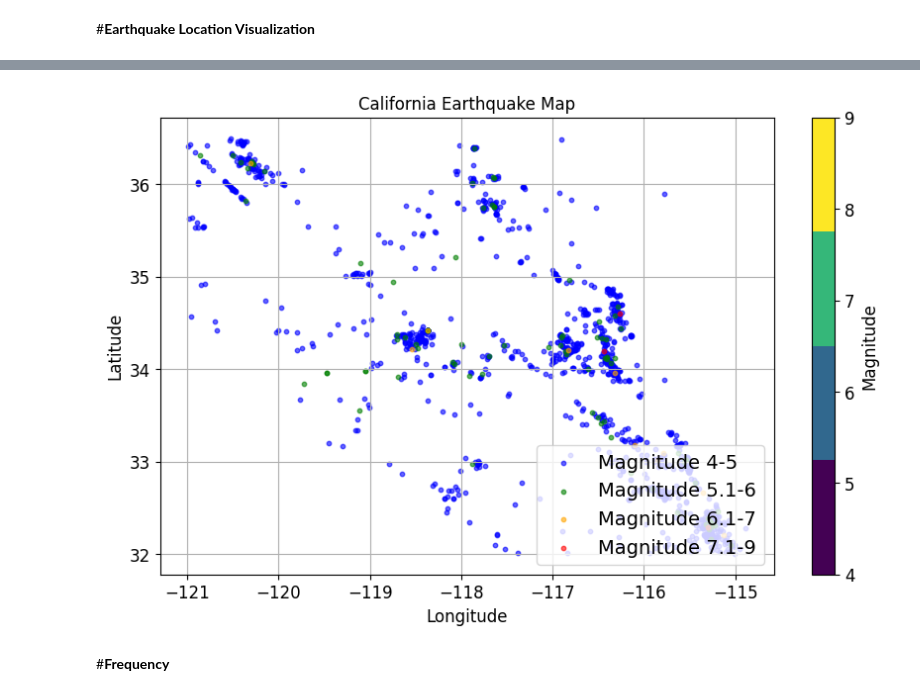
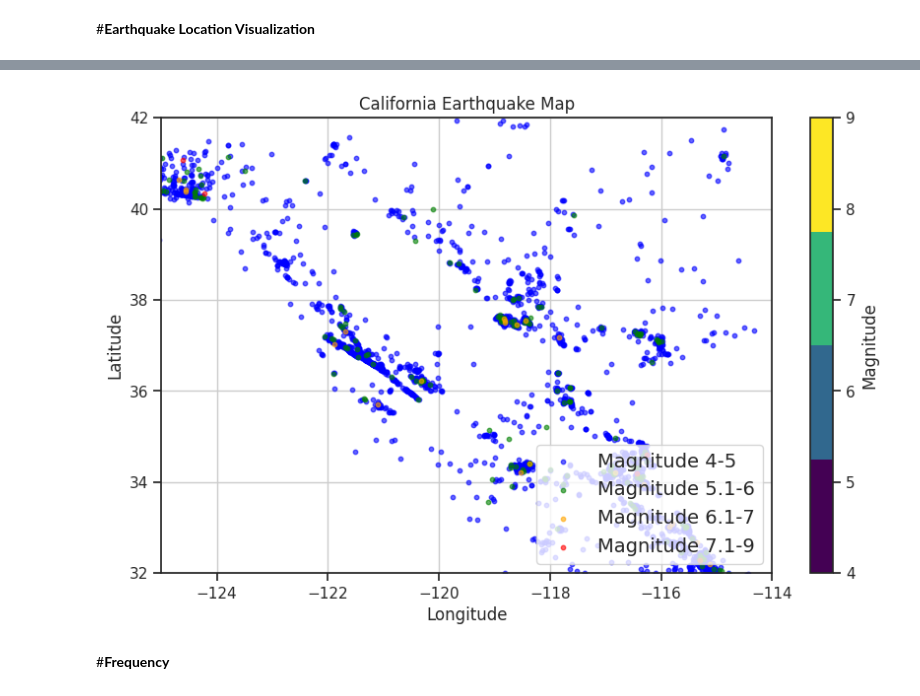
Before and after one commit to arifadli/Exploratory-Data-Analysis, a Jupyter notebook: Earthquake Research/EDA - California Earthquake.ipynb, the cells around one changed output, grey strips where cells are left out. Saved outputs shown, nothing was run; the diff lists cells and outputs as text; code cells hidden in the pictures.

```diff
--- a/Earthquake Research/EDA - California Earthquake.ipynb
+++ b/Earthquake Research/EDA - California Earthquake.ipynb
@@ -289,0 +396,20 @@ See the caveats in the documentation: https://pandas.pydata.org/pandas-docs/stab
+# %%
+# Menggabungkan df1 dan df
+#combined_df = pd.concat([df1, df, df2], ignore_index=True)
+#combined_df = combined_df[["Date", "Time", "Latitude", "Longitude", "Depth", "Magnitude", "MagType", "Nst"]]
+
+# Menampilkan 10 baris pertama dari DataFrame gabungan
+#combined_df.head(10)
+
+# Menampilkan beberapa baris pertama dari 'Date' dan 'Time'
+#print(combined_df[['Date', 'Time']].head())
+
+# Memastikan 'Date' dan 'Time' tidak memiliki nilai kosong atau tidak sesuai format
+combined_df['Date'] = pd.to_datetime(combined_df['Date'], format='%d/%m/%Y', errors='coerce')
+combined_df['Time'] = pd.to_datetime(combined_df['Time'], format='%H:%M:%S', errors='coerce').dt.time
+
+# Menggabungkan kolom 'Date' dan 'Time' menjadi kolom 'DateTime'
+combined_df['DateTime'] = pd.to_datetime(combined_df['Date'].astype(str) + ' ' + combined_df['Time'].astype(str), errors='coerce')
+
+# Menampilkan beberapa baris pertama dari dataframe yang digabungkan termasuk 'DateTime'
+combined_df[['Date', 'Time', 'DateTime']].head()
@@ -403,60 +526,58 @@ plt.show()
 # %%
-import pandas as pd
-import matplotlib.pyplot as plt
+df = combined_df
+df = pd.concat(dfs, ignore_index=True)
 
-# GitHub URL dataset gempa bumi di California
-github_url = "https://raw.githubusercontent.com/arifadli/DatasetRepository/main/Disertation/California/usgs_california_1968_2018.csv"
+# Drop baris yang memiliki nilai kosong (NaN) pada kolom latitude dan longitude
+df.dropna(subset=['Latitude', 'Longitude'], inplace=True)
 
-# Membaca dataset
-df = pd.read_csv(github_url, sep=',')
-
-# Determining geographic boundaries based on earthquake data
-max_lat = df['latitude'].max()
-min_lat = df['latitude'].min()
-max_lon = df['longitude'].max()
-min_lon = df['longitude'].min()
+# Determine geographic boundaries based on earthquake data
+min_lat = 32.0
+max_lat = 42.0
+min_lon = -125.0
+max_lon = -114.0
 
 # Calculate the center of the earthquake data region
 center_lat = (max_lat + min_lat) / 2
 center_lon = (max_lon + min_lon) / 2
-
-# Calculate the appropriate zoom level to focus on the region with earthquake data
-zoom_level = 8
 
 # Determine the appropriate magnitude and color ranges
 magnitude_ranges = [(4, 5, 'blue', 'Magnitude 4-5'),
                    (5.1, 6, 'green', 'Magnitude 5.1-6'),
                    (6.1, 7, 'orange', 'Magnitude 6.1-7'),
                    (7.1, 9, 'red', 'Magnitude 7.1-9')]
 
 # Create Map
 plt.figure(figsize=(10, 6))
 for min_mag, max_mag, color, label in magnitude_ranges:
-    mag_data = df[(df['mag'] >= min_mag) & (df['mag'] <= max_mag)]
-    plt.scatter(mag_data['longitude'], mag_data['latitude'], s=10, alpha=0.6, c=color, label=label)
+    mag_data = df[(df['Magnitude'] >= min_mag) & (df['Magnitude'] <= max_mag)]
+    plt.scatter(mag_data['Longitude'], mag_data['Latitude'], s=10, alpha=0.6, c=color, label=label)
 
 # Add Legend
 plt.legend(loc='lower right')
 
 # Added vertical colorbar for magnitude description
 cmap = plt.cm.get_cmap('viridis', len(magnitude_ranges))
 norm = plt.Normalize(vmin=4, vmax=9)
 sm = plt.cm.ScalarMappable(cmap=cmap, norm=norm)
 sm.set_array([])
 
 cbar = plt.colorbar(sm, orientation='vertical')
 cbar.set_label('Magnitude')
 
-# Add Lable and Title
+# Add Label and Title
 plt.xlabel('Longitude')
 plt.ylabel('Latitude')
 plt.title('California Earthquake Map')
 
+# Set limits based on provided region boundaries
+plt.xlim(min_lon, max_lon)
+plt.ylim(min_lat, max_lat)
+
 # Display Map
 plt.grid(True)
 plt.show()
 # %% [output]
-[figure, old version]
+[figure, new version]
 # %% [markdown]
 #**Frequency**
 # %%
```
Also changed, not shown: parts of 35 cells of this notebook.
